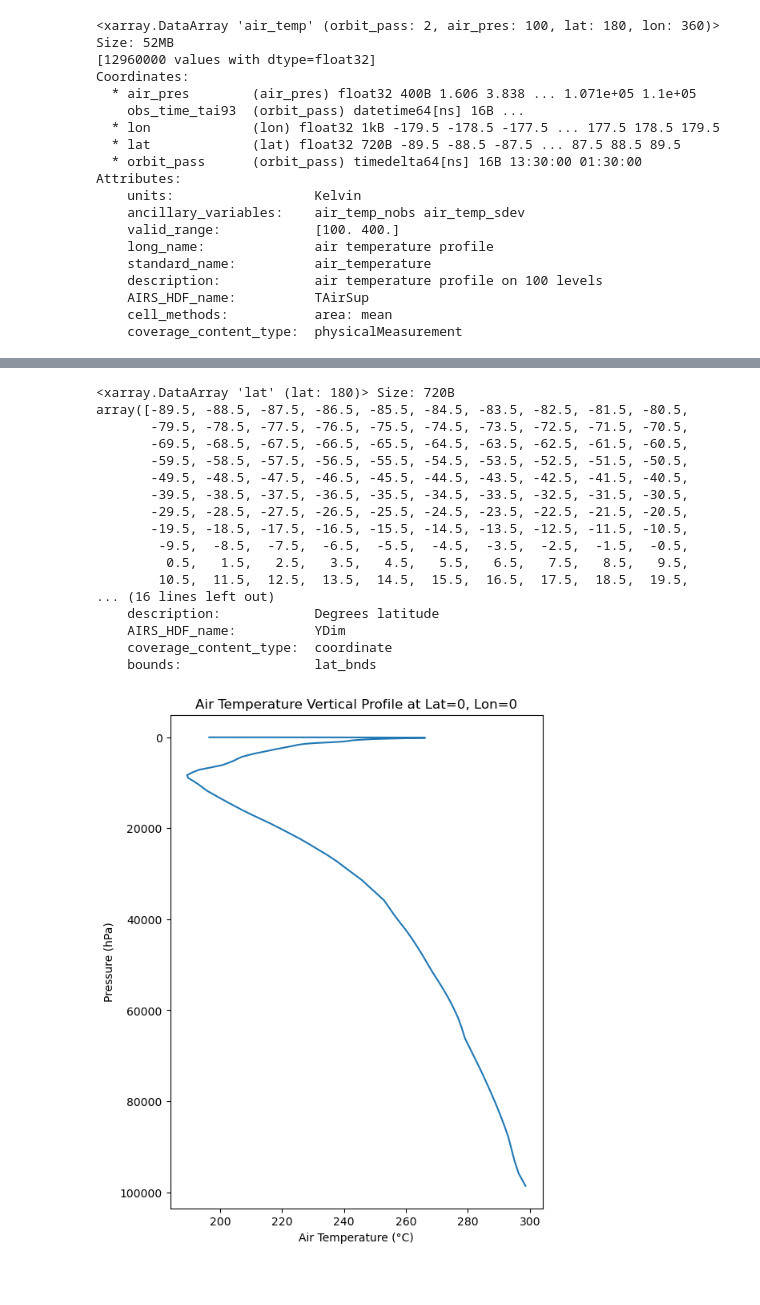
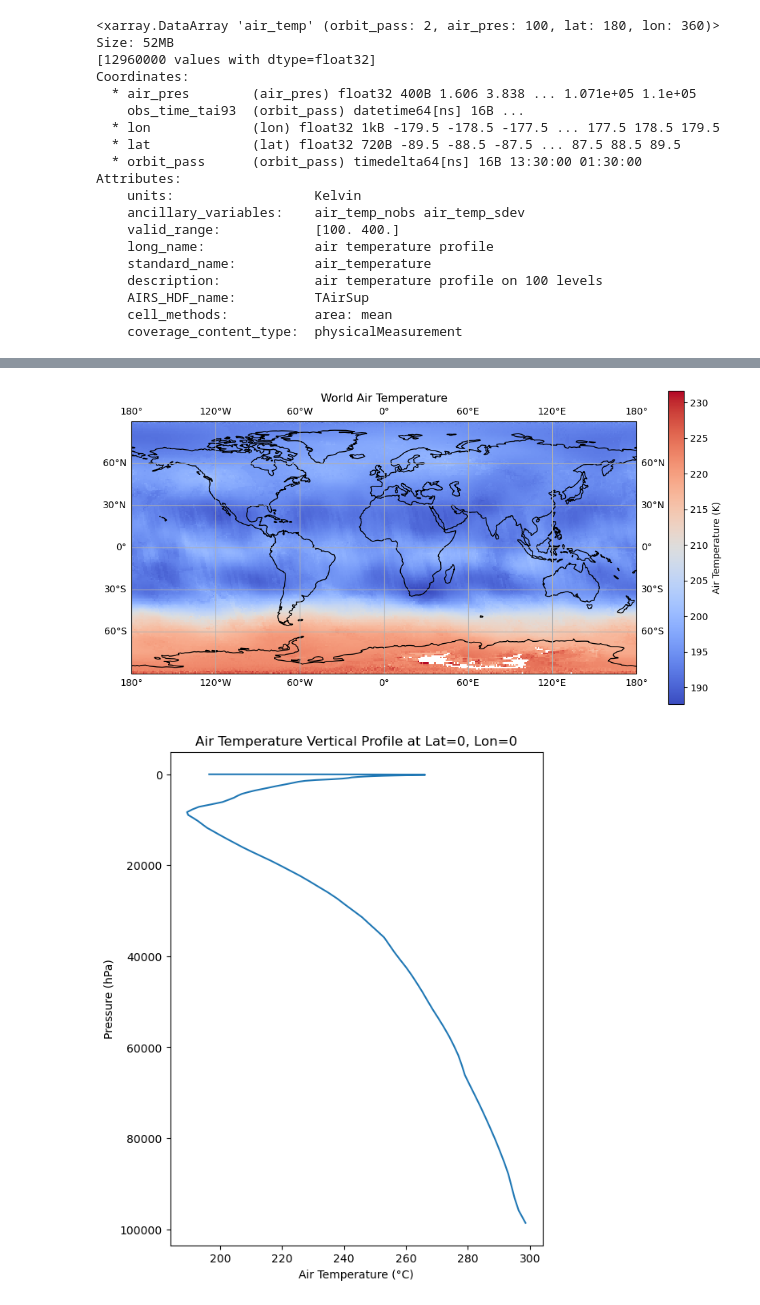
Before and after one commit to Robertogiordano/anomaly_detection_on_time_series_graph, a Jupyter notebook: NASA_analysis.ipynb, the cells around one changed output, grey strips where cells are left out. Saved outputs shown, nothing was run; the diff lists cells and outputs as text; code cells hidden in the pictures; blank space fills up the shorter version.

```diff
--- a/NASA_analysis.ipynb
+++ b/NASA_analysis.ipynb
@@ -83,23 +126,35 @@ plt.show()
-# %%
-data['lat']
-# %% [output]
-<xarray.DataArray 'lat' (lat: 180)> Size: 720B
-array([-89.5, -88.5, -87.5, -86.5, -85.5, -84.5, -83.5, -82.5, -81.5, -80.5,
-       -79.5, -78.5, -77.5, -76.5, -75.5, -74.5, -73.5, -72.5, -71.5, -70.5,
-       -69.5, -68.5, -67.5, -66.5, -65.5, -64.5, -63.5, -62.5, -61.5, -60.5,
-       -59.5, -58.5, -57.5, -56.5, -55.5, -54.5, -53.5, -52.5, -51.5, -50.5,
-       -49.5, -48.5, -47.5, -46.5, -45.5, -44.5, -43.5, -42.5, -41.5, -40.5,
-       -39.5, -38.5, -37.5, -36.5, -35.5, -34.5, -33.5, -32.5, -31.5, -30.5,
-       -29.5, -28.5, -27.5, -26.5, -25.5, -24.5, -23.5, -22.5, -21.5, -20.5,
-       -19.5, -18.5, -17.5, -16.5, -15.5, -14.5, -13.5, -12.5, -11.5, -10.5,
-        -9.5,  -8.5,  -7.5,  -6.5,  -5.5,  -4.5,  -3.5,  -2.5,  -1.5,  -0.5,
-         0.5,   1.5,   2.5,   3.5,   4.5,   5.5,   6.5,   7.5,   8.5,   9.5,
-        10.5,  11.5,  12.5,  13.5,  14.5,  15.5,  16.5,  17.5,  18.5,  19.5,
-... (16 lines left out)
-    description:            Degrees latitude
-    AIRS_HDF_name:          YDim
-    coverage_content_type:  coordinate
-    bounds:                 lat_bnds
+# %%
+# Assuming `data` is the xarray dataset loaded with surf_temp data
+# Plotting surf_temp with latitude and longitude
+# Select a specific orbit pass
+air_temp_slice = data['air_temp'].sel(
+    air_pres=1.606383e+00,
+    orbit_pass=np.timedelta64(48600000000000, 'ns'),
+    method='nearest')
+
+plt.figure(figsize=(12, 6))
+ax = plt.axes(projection=ccrs.PlateCarree())  # Use Plate Carree projection for global map
+
+# Plot the data
+air_temp_slice.plot.pcolormesh(
+    ax=ax,
+    transform=ccrs.PlateCarree(),  # Transform to Plate Carree for correct projection
+    x='lon',                        # Longitude coordinate
+    y='lat',                        # Latitude coordinate
+    cmap='coolwarm',                # Use a colormap like 'coolwarm' for temperature
+    cbar_kwargs={'label': 'Air Temperature (K)'}  # Colorbar label
+)
+
+# Add coastlines and gridlines for context
+ax.coastlines()
+ax.gridlines(draw_labels=True, dms=True, x_inline=False, y_inline=False)
+
+# Set a title
+plt.title("World Air Temperature")
+
+plt.show()
+# %% [output]
+[figure, added]
 # %%
 # Select a specific latitude and longitude
 # For example, lat=0 (Equator) and lon=0 (Prime Meridian)
```
Also changed, not shown: parts of 24 cells of this notebook, 1 other file.
